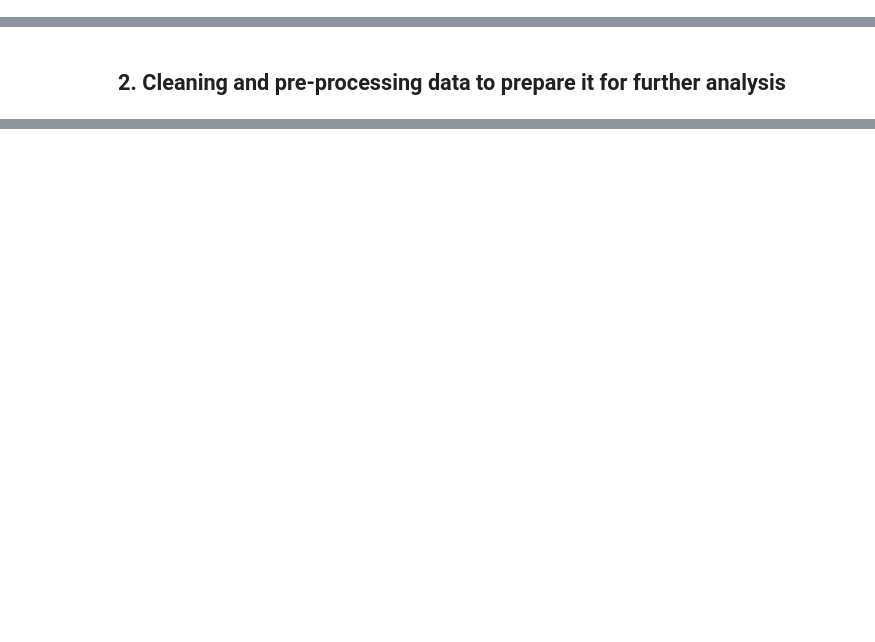
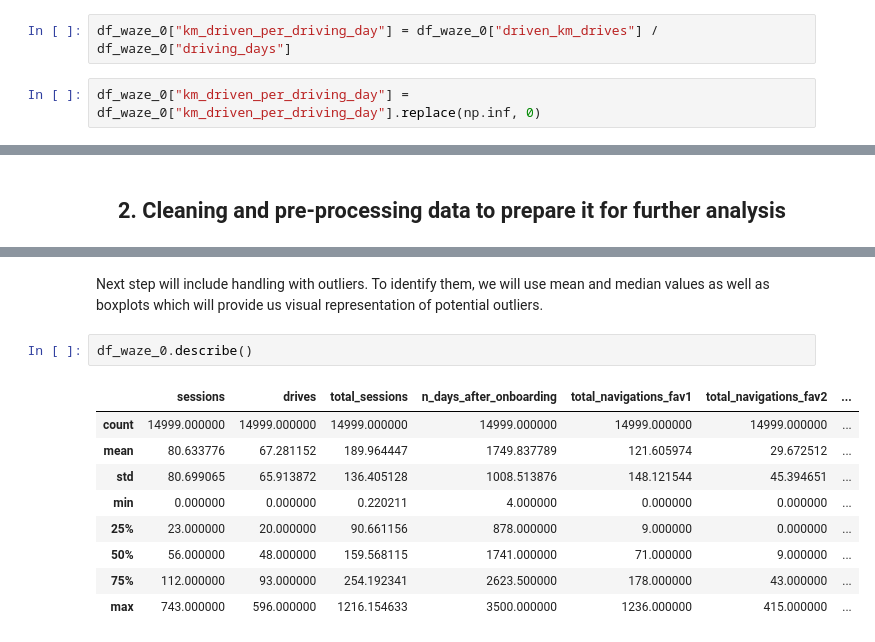
Before and after one commit to Damian-oo/Customer-Churn-Prediction-Waze-app, a Jupyter notebook: Waze Churn Project_full.ipynb, the cells around one changed output, grey strips where cells are left out. Cells and saved outputs as stored; diff of their text form; blank space fills up the shorter version.

```diff
--- a/Waze Churn Project_full.ipynb
+++ b/Waze Churn Project_full.ipynb
@@ -216,0 +262,4 @@ df_waze_0.groupby("label").median(numeric_only = True)
+# %%
+df_waze_0["km_driven_per_driving_day"] = df_waze_0["driven_km_drives"] / df_waze_0["driving_days"]
+# %%
+df_waze_0["km_driven_per_driving_day"] = df_waze_0["km_driven_per_driving_day"].replace(np.inf, 0)
@@ -218,0 +325,14 @@ df_waze_0.groupby("label").median(numeric_only = True)
+# %% [markdown]
+Next step will include handling with outliers. To identify them, we will use mean and median values as well as boxplots which will provide us visual representation of potential outliers.
+# %%
+df_waze_0.describe()
+# %% [output]
+|  | sessions | drives | total_sessions | n_days_after_onboarding | total_navigations_fav1 | total_navigations_fav2 | ... |
+| count | 14999.000000 | 14999.000000 | 14999.000000 | 14999.000000 | 14999.000000 | 14999.000000 | ... |
+| mean | 80.633776 | 67.281152 | 189.964447 | 1749.837789 | 121.605974 | 29.672512 | ... |
+| std | 80.699065 | 65.913872 | 136.405128 | 1008.513876 | 148.121544 | 45.394651 | ... |
+| min | 0.000000 | 0.000000 | 0.220211 | 4.000000 | 0.000000 | 0.000000 | ... |
+| 25% | 23.000000 | 20.000000 | 90.661156 | 878.000000 | 9.000000 | 0.000000 | ... |
+| 50% | 56.000000 | 48.000000 | 159.568115 | 1741.000000 | 71.000000 | 9.000000 | ... |
+| 75% | 112.000000 | 93.000000 | 254.192341 | 2623.500000 | 178.000000 | 43.000000 | ... |
+| max | 743.000000 | 596.000000 | 1216.154633 | 3500.000000 | 1236.000000 | 415.000000 | ... |
```
Also changed, not shown: parts of 42 cells of this notebook.
